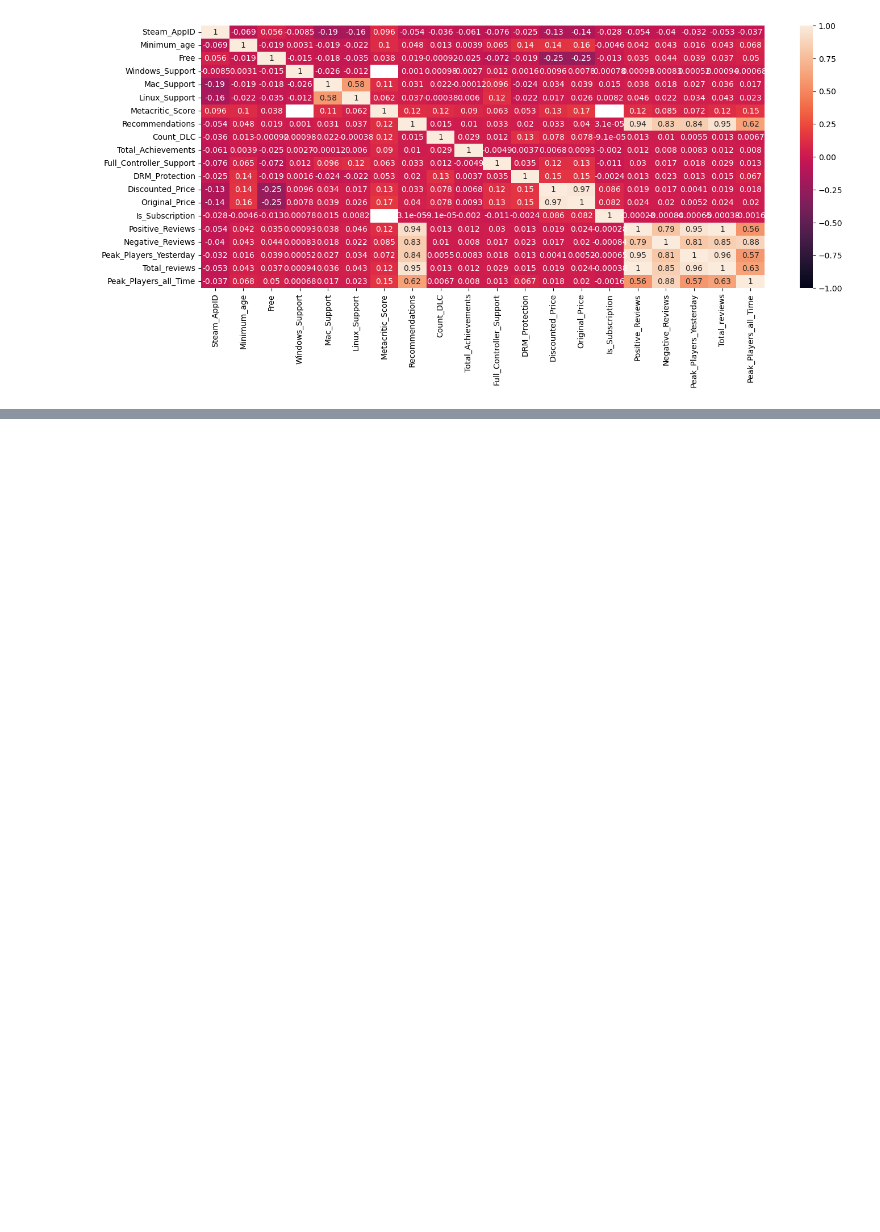
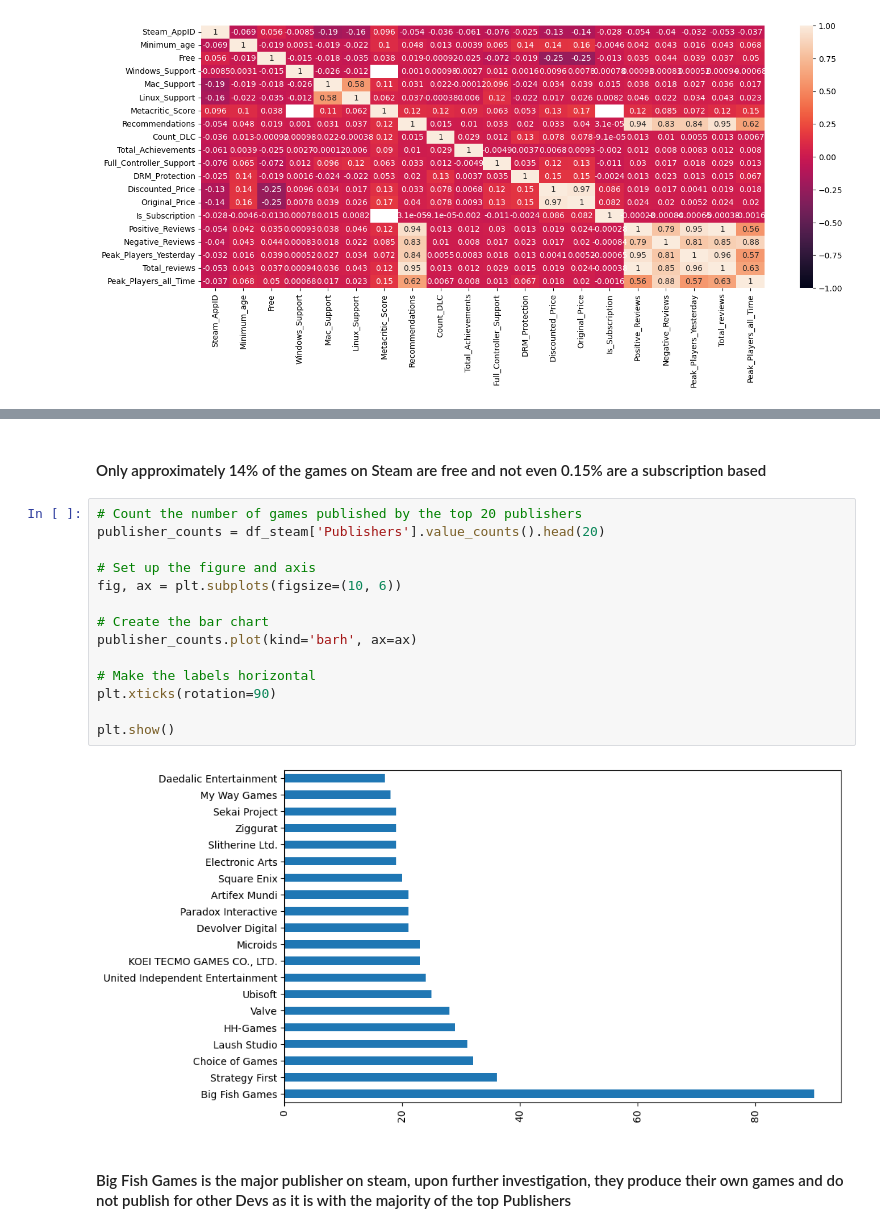
Before and after one commit to marxio09dio/Steam-Games, a Jupyter notebook: 04_data_exploration.ipynb, the cells around one changed output, grey strips where cells are left out. Drawn from its saved outputs; the diff is of its cells as text; blank space fills up the shorter version.

```diff
--- a/04_data_exploration.ipynb
+++ b/04_data_exploration.ipynb
@@ -126,0 +175,20 @@ unique_games_bottom
+# %% [markdown]
+#### Only approximately 14% of the games on Steam are free and not even 0.15% are a subscription based
+# %%
+# Count the number of games published by the top 20 publishers
+publisher_counts = df_steam['Publishers'].value_counts().head(20)
+
+# Set up the figure and axis
+fig, ax = plt.subplots(figsize=(10, 6))
+
+# Create the bar chart
+publisher_counts.plot(kind='barh', ax=ax)
+
+# Make the labels horizontal
+plt.xticks(rotation=90)
+
+plt.show()
+# %% [output]
+[figure, added]
+# %% [markdown]
+#### Big Fish Games is the major publisher on steam, upon further investigation, they produce their own games and do not publish for other Devs as it is with the majority of the top Publishers
```
Also changed, not shown: parts of 14 cells of this notebook.
